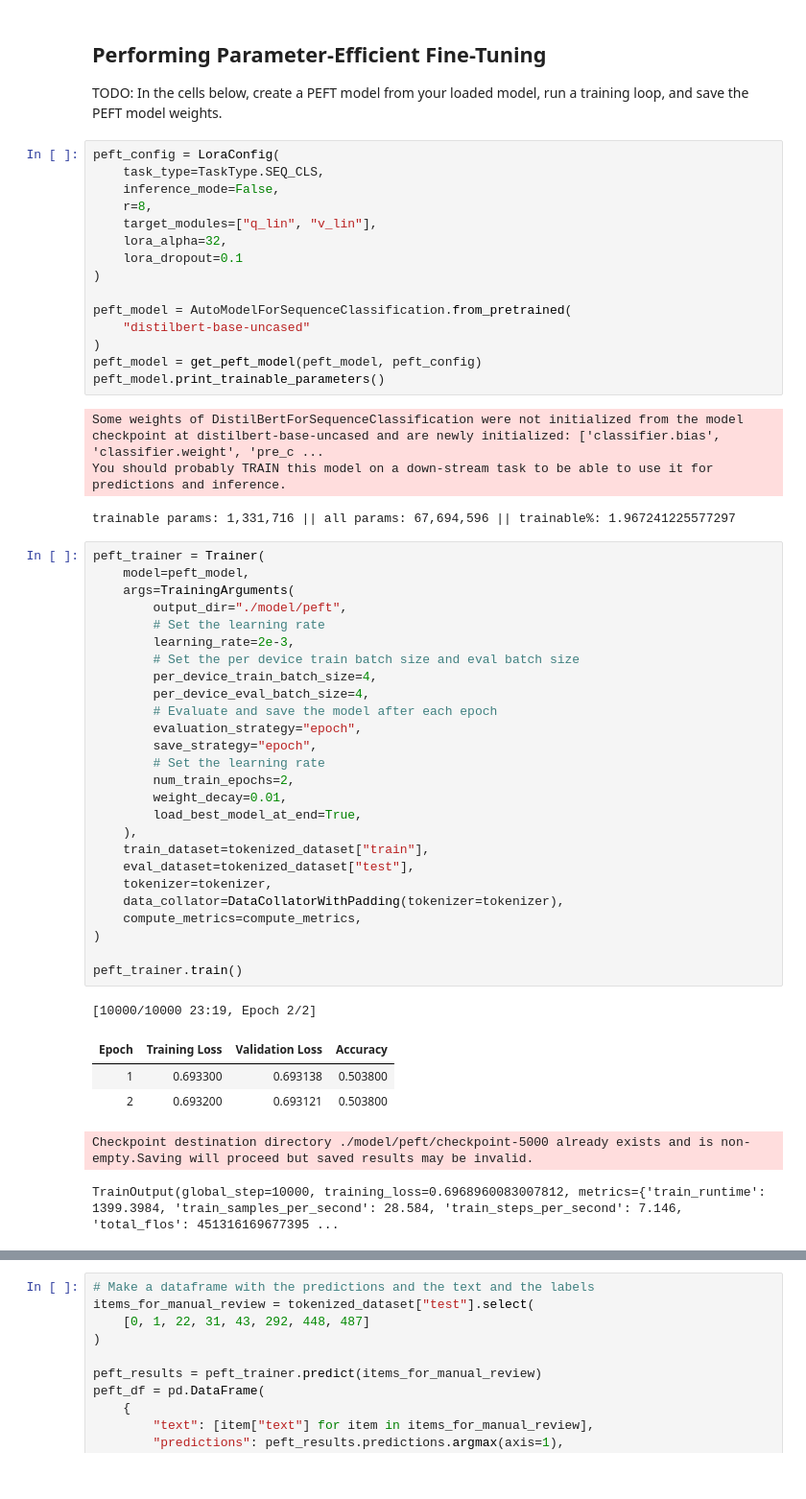
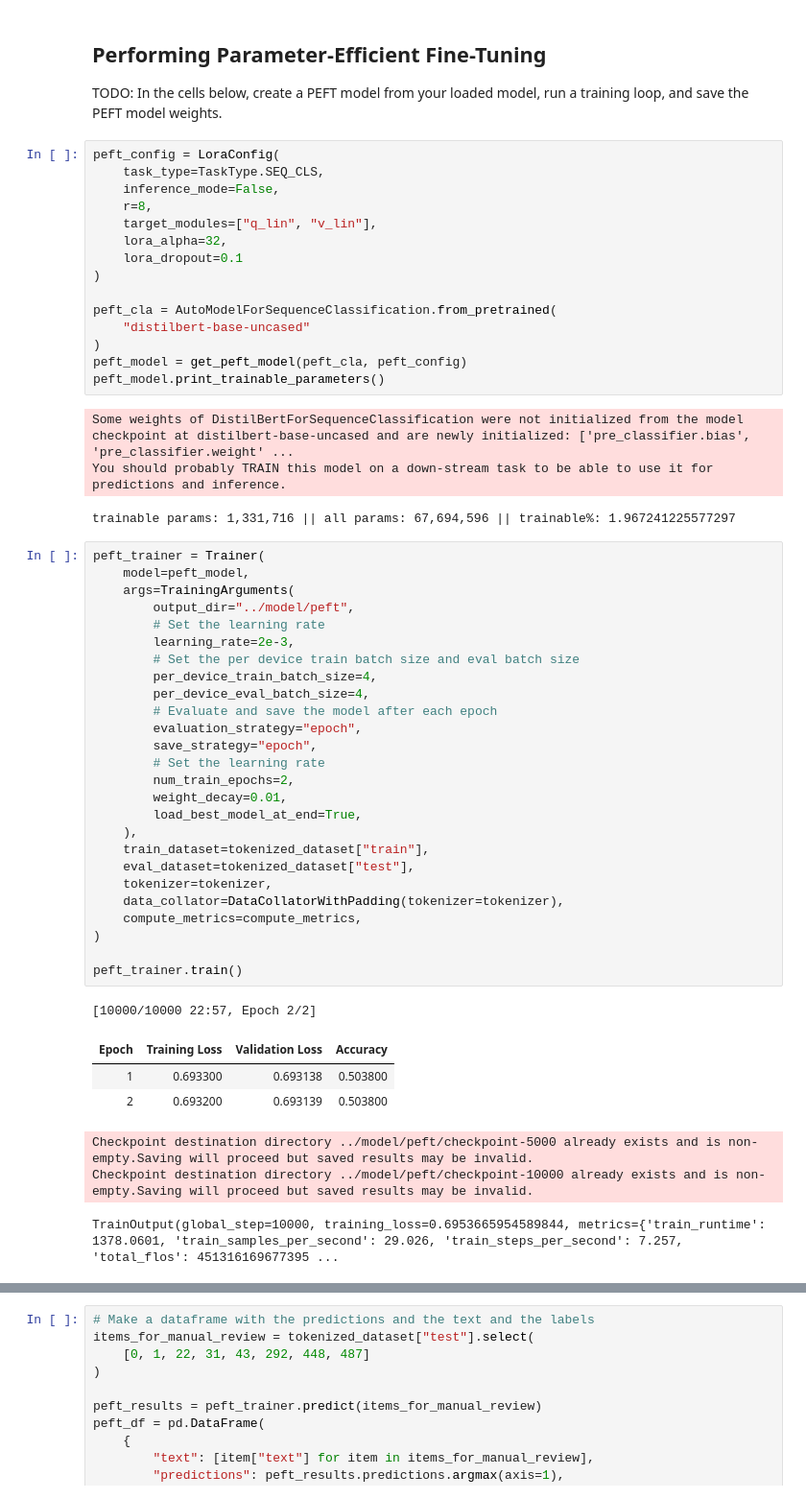
Before and after one commit to mafda/lightweight_fine_tuning_project, a Jupyter notebook: src/lightweight_finetuning.ipynb, the cells around one changed output, grey strips where cells are left out. Shown: that part at 96% size. Cells and saved outputs as stored; diff of their text form.

```diff
--- a/src/lightweight_finetuning.ipynb
+++ b/src/lightweight_finetuning.ipynb
@@ -221,46 +226,47 @@ peft_config = LoraConfig(
     lora_dropout=0.1
 )
 
-peft_model = AutoModelForSequenceClassification.from_pretrained(
+peft_cla = AutoModelForSequenceClassification.from_pretrained(
     "distilbert-base-uncased"
 )
-peft_model = get_peft_model(peft_model, peft_config)
+peft_model = get_peft_model(peft_cla, peft_config)
 peft_model.print_trainable_parameters()
 # %% [output]
-Some weights of DistilBertForSequenceClassification were not initialized from the model checkpoint at distilbert-base-uncased and are newly initialized: ['classifier.bias', 'classifier.weight', 'pre_c ...
+Some weights of DistilBertForSequenceClassification were not initialized from the model checkpoint at distilbert-base-uncased and are newly initialized: ['pre_classifier.bias', 'pre_classifier.weight' ...
 You should probably TRAIN this model on a down-stream task to be able to use it for predictions and inference.
 trainable params: 1,331,716 || all params: 67,694,596 || trainable%: 1.967241225577297
 # %%
 peft_trainer = Trainer(
     model=peft_model,
     args=TrainingArguments(
-        output_dir="./model/peft",
+        output_dir="../model/peft",
         # Set the learning rate
         learning_rate=2e-3,
         # Set the per device train batch size and eval batch size
         per_device_train_batch_size=4,
         per_device_eval_batch_size=4,
         # Evaluate and save the model after each epoch
         evaluation_strategy="epoch",
         save_strategy="epoch",
         # Set the learning rate
         num_train_epochs=2,
         weight_decay=0.01,
         load_best_model_at_end=True,
     ),
     train_dataset=tokenized_dataset["train"],
     eval_dataset=tokenized_dataset["test"],
     tokenizer=tokenizer,
     data_collator=DataCollatorWithPadding(tokenizer=tokenizer),
     compute_metrics=compute_metrics,
 )
 
 peft_trainer.train()
 # %% [output]
-[10000/10000 23:19, Epoch 2/2]
+[10000/10000 22:57, Epoch 2/2]
 | Epoch | Training Loss | Validation Loss | Accuracy |
 | 1 | 0.693300 | 0.693138 | 0.503800 |
-| 2 | 0.693200 | 0.693121 | 0.503800 |
+| 2 | 0.693200 | 0.693139 | 0.503800 |
-Checkpoint destination directory ./model/peft/checkpoint-5000 already exists and is non-empty.Saving will proceed but saved results may be invalid.
+Checkpoint destination directory ../model/peft/checkpoint-5000 already exists and is non-empty.Saving will proceed but saved results may be invalid.
+Checkpoint destination directory ../model/peft/checkpoint-10000 already exists and is non-empty.Saving will proceed but saved results may be invalid.
-TrainOutput(global_step=10000, training_loss=0.6968960083007812, metrics={'train_runtime': 1399.3984, 'train_samples_per_second': 28.584, 'train_steps_per_second': 7.146, 'total_flos': 451316169677395 ...
+TrainOutput(global_step=10000, training_loss=0.6953665954589844, metrics={'train_runtime': 1378.0601, 'train_samples_per_second': 29.026, 'train_steps_per_second': 7.257, 'total_flos': 451316169677395 ...
 # %%
```
Also changed, not shown: parts of 17 cells of this notebook.
